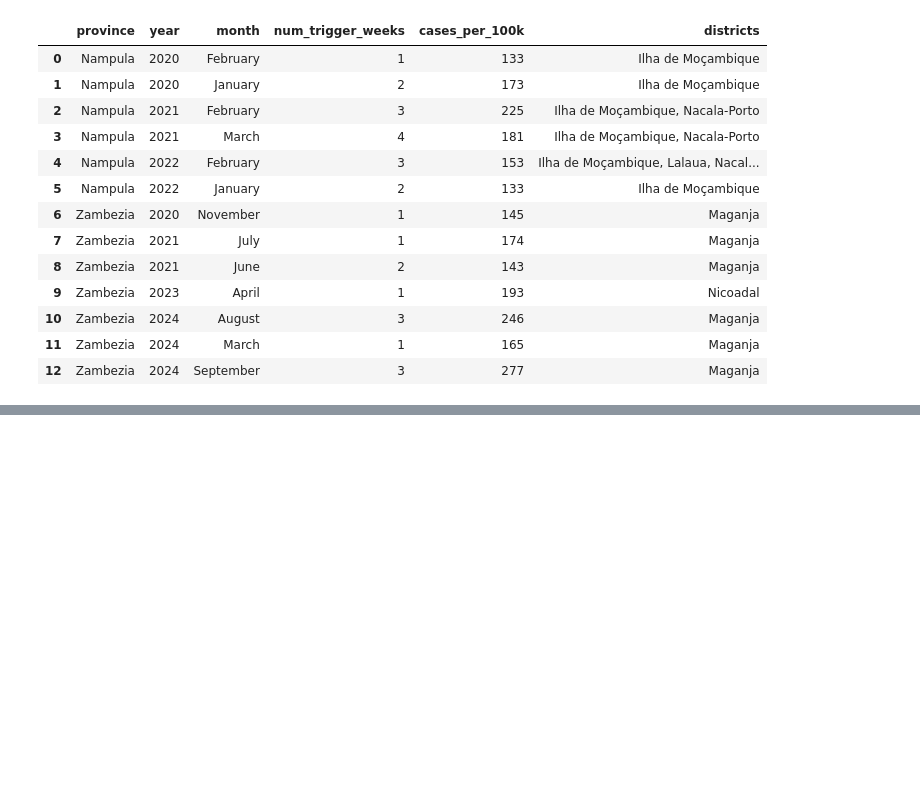
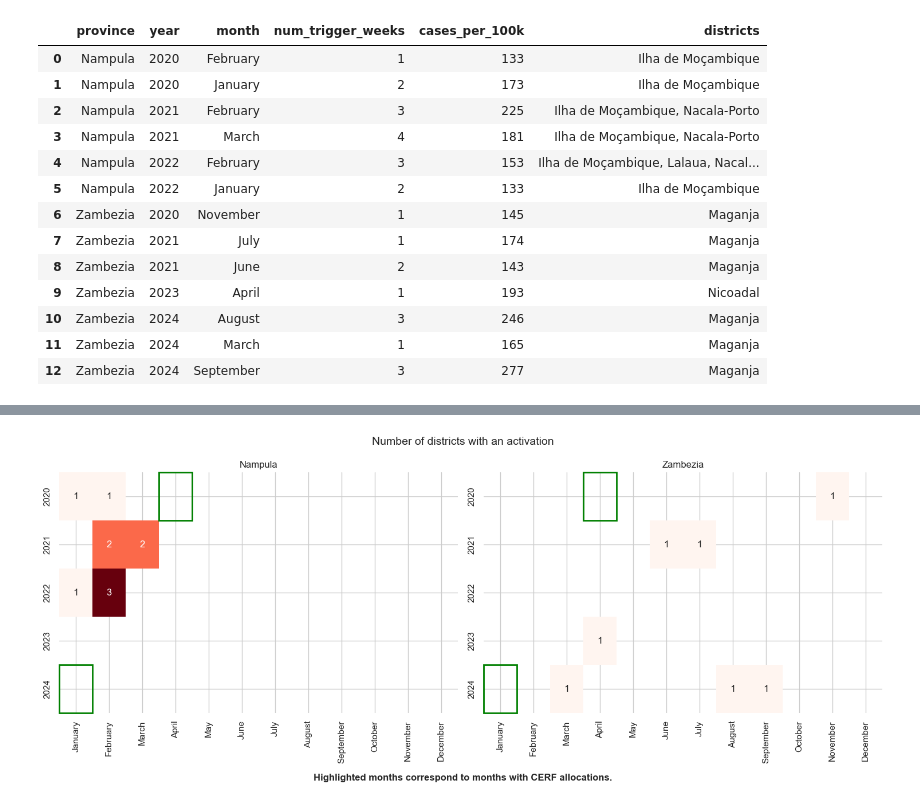
Before and after one commit to OCHA-DAP/ds-aa-moz-cholera, a Jupyter notebook: analysis/01.2_normalising_by_population.ipynb, the cells around one changed output, grey strips where cells are left out. Drawn from its saved outputs; the diff is of its cells as text; code cells hidden in the pictures; blank space fills up the shorter version.

```diff
--- a/analysis/01.2_normalising_by_population.ipynb
+++ b/analysis/01.2_normalising_by_population.ipynb
@@ -471,7 +598,7 @@ summary["month"] = pd.Categorical(
 
 # Pivot the data
 pivot = summary.pivot_table(
-    values="cases_per_100k", index="year", columns="month", aggfunc="mean"
+    values="cases_per_100k", index="year", columns="month", aggfunc="first"
 ).sort_index()
 
 all_years = list(range(summary["year"].min(), summary["year"].max() + 1))
@@ -511,7 +638,6 @@ def heatmap_with_all_years(data, **kwargs):
     # Outline targets
     highlight_cells = [
         (2020, "April"),
-        (2020, "October"),
         (2024, "January"),
     ]
 
@@ -556,0 +683,7 @@ plt.show()
+# %%
+summary["district_count"] = (
+    summary["districts"]
+    .str.split(",")
+    .apply(lambda x: len([d.strip() for d in x if d.strip()]))
+)
+summary
@@ -556,0 +705,85 @@ plt.show()
+# %%
+# Pivot the data
+pivot_dist = summary.pivot_table(
+    values="district_count", index="year", columns="month", aggfunc="mean"
+).sort_index()
+
+all_years = list(range(summary["year"].min(), summary["year"].max() + 1))
+
+# Faceted heatmap
+g = sns.FacetGrid(
+    summary,
+    col="province",
+    col_wrap=2,
+    height=6,
+    aspect=1.25,
+    sharex=False,
+    sharey=False,
+)
+
+
+def heatmap_with_all_years(data, **kwargs):
+    table = data.pivot_table(
+        index="year",
+        columns="month",
+        values="district_count",
+        aggfunc="first",
+        observed=False,
+    ).reindex(index=all_years, columns=month_order)
+
+    sns.heatmap(
+        table,
+        cmap="Reds",
+        cbar=False,
+        annot=True,
+        fmt=".0f",
+        linewidths=0,
+        linecolor=None,
+    )
+    ax = plt.gca()
+
+    # Outline targets
+    highlight_cells = [
+        (2020, "April"),
+        (2024, "January"),
+    ]
+
+    # Loop and draw rectangles
+    for year, month in highlight_cells:
+        try:
+            row_idx = table.index.get_loc(year)
+            col_idx = table.columns.get_loc(month)
+            ax.add_patch(
+                plt.Rectangle(
+                    (col_idx, row_idx),
+                    1,
+                    1,
+                    fill=False,
+                    edgecolor="green",
+                    linewidth=2,
+                    clip_on=False,
+                )
+            )
+        except KeyError:
+            continue
+
+
+g.map_dataframe(heatmap_with_all_years)
+g.set_titles(col_template="{col_name}")
+g.set_axis_labels("", "")
+g.fig.suptitle(
+    "Number of districts with an activation",
+    fontsize=14,
+)
+plt.figtext(
+    0.5,
+    -0.02,
+    "Highlighted months correspond to months with CERF allocations.",
+    ha="center",
+    fontsize=12,
+    fontweight="bold",
+)
+plt.tight_layout()
+plt.show()
+# %% [output]
+[figure, added]
```
Also changed, not shown: parts of 9 cells of this notebook, 1 other file.
